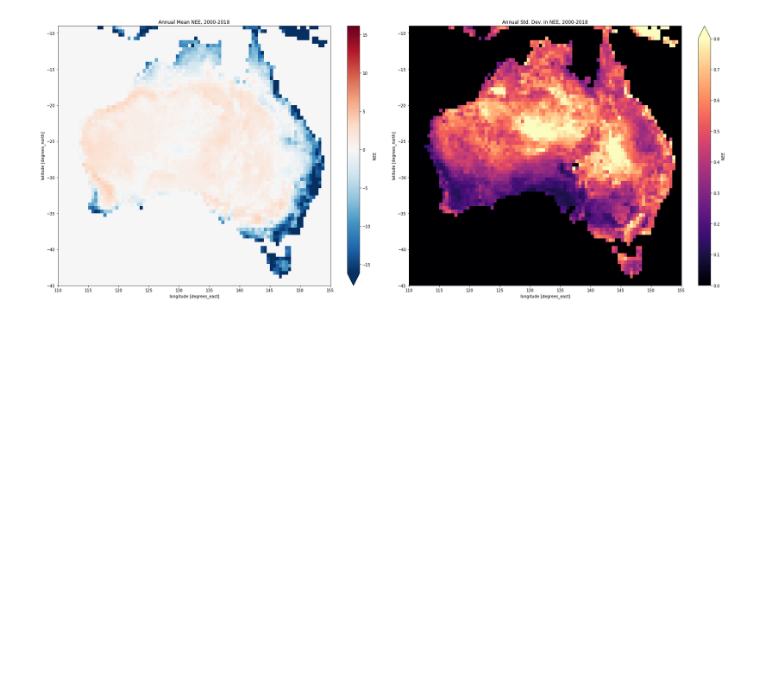
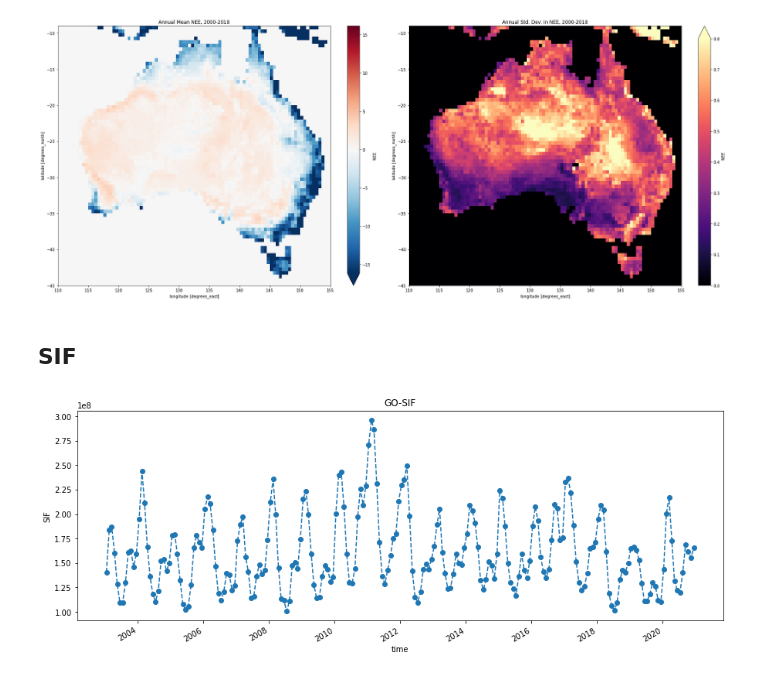
Before and after one commit to cbur24/NEE_modelling, a Jupyter notebook: 6_Plot_results.ipynb, the cells around one changed output. Saved outputs shown, nothing was run; the diff lists cells and outputs as text; code cells hidden in the pictures; blank space fills up the shorter version.

Commit message:
plot sif

```diff
--- a/6_Plot_results.ipynb
+++ b/6_Plot_results.ipynb
@@ -125,3 +125,5 @@ ax[1].set_title('Annual Std. Dev. in NEE, 2000-2018')
 plt.tight_layout();
 # %% [output]
 [figure]
+# %% [markdown]
+## SIF
@@ -127,0 +134,9 @@ plt.tight_layout();
+# %%
+sif = xr.open_dataarray('/g/data/os22/chad_tmp/NEE_modelling/data/SIF/GOSIF_2000_2020.nc').sel(time=slice('2003','2021'))
+# %%
+sif_1D = sif.sum(['x','y'])
+sif_1D.plot(figsize=(15,5), marker='o', linestyle='--')
+# plt.axhline(0, c='grey')
+plt.title('GO-SIF');
+# %% [output]
+[figure, added]
```
Also changed, not shown: parts of 3 cells of this notebook.
